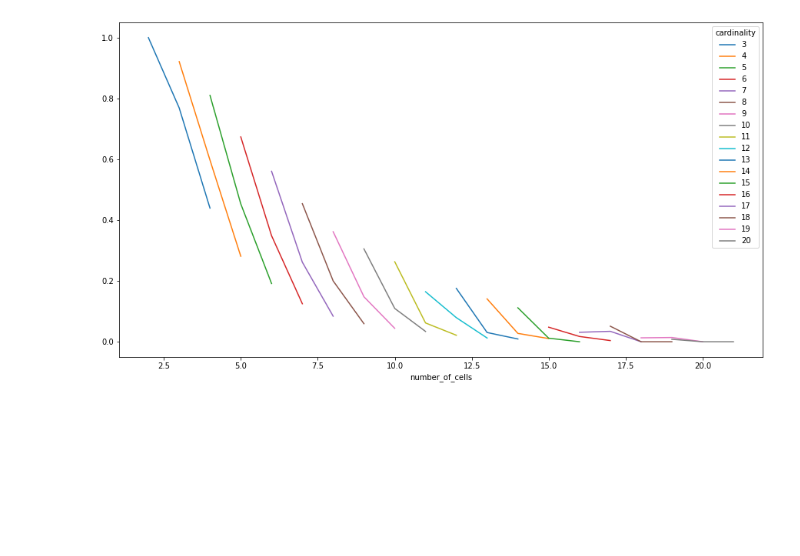
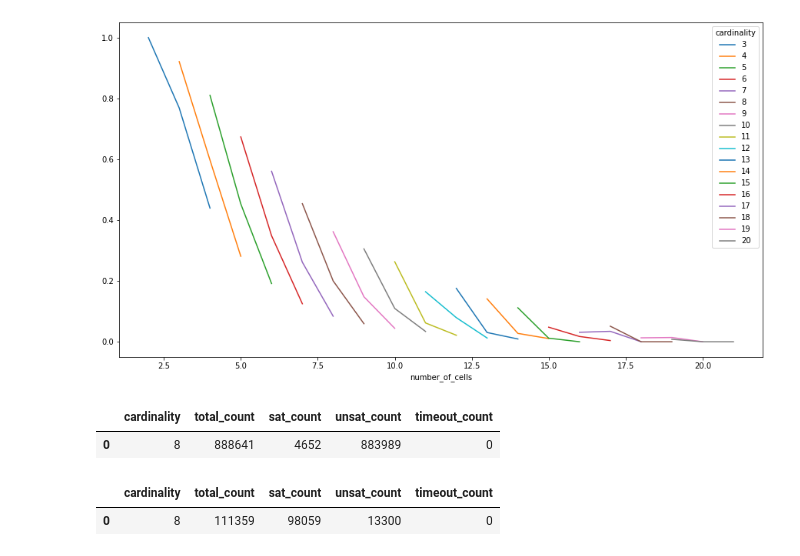
Before and after one commit to inpefess/neural-semigroups, a Jupyter notebook: examples/explore-mace-output.ipynb, the cells around one changed output. Cells and saved outputs as stored; diff of their text form; code cells hidden in the pictures; blank space fills up the shorter version.

Commit message:
add more columns

```diff
--- a/examples/explore-mace-output.ipynb
+++ b/examples/explore-mace-output.ipynb
@@ -1,7 +1,7 @@
 # %%
 import sqlite3
 
-con = sqlite3.connect("../scripts/test_output.db", isolation_level=None)
+con = sqlite3.connect("../scripts/8.db", isolation_level=None)
 con.execute("PRAGMA journal_mode=WAL;")
 cursor = con.cursor()
 # %%
@@ -39,3 +44,16 @@ print(err, total)
+# %%
+cursor.execute("SELECT rowid, output FROM mace_output")
+insert_cursor = con.cursor()
+for row in tqdm(range(row_count)):
+    data = cursor.fetchone()
+    output = data[1]
+    row_id = data[0]
+    exit_code = re.search(r"Process \d* exit \((.*)\).*", output).groups()[0]
+    insert_cursor.execute(
+        "UPDATE mace_output SET exit_code = ? WHERE rowid = ?",
+        (exit_code, row_id)
+    )
+insert_cursor.close()
 # %%
 cursor.execute("ALTER TABLE mace_output ADD COLUMN number_of_cells INTEGER")
 cursor.execute("ALTER TABLE mace_output ADD COLUMN cardinality INTEGER")
@@ -143,3 +159,53 @@ ax.scatter(
 # %% [output]
 <AxesSubplot:xlabel='number_of_cells'>
 [figure]
+# %%
+cursor.execute("""
+SELECT
+    cardinality,
+    COUNT(*),
+    SUM(CASE WHEN exit_code = 'max_models' THEN 1 ELSE 0 END),
+    SUM(CASE WHEN exit_code = 'exhausted' THEN 1 ELSE 0 END),
+    SUM(CASE WHEN exit_code = 'max_sec_no' THEN 1 ELSE 0 END)
+FROM mace_output
+WHERE cardinality <= number_of_cells
+GROUP BY cardinality
+""")
+pd.DataFrame(
+    cursor.fetchall(),
+    columns=[
+        "cardinality",
+        "total_count",
+        "sat_count",
+        "unsat_count",
+        "timeout_count"
+    ]
+)
+# %% [output]
+|  | cardinality | total_count | sat_count | unsat_count | timeout_count |
+| 0 | 8 | 888641 | 4652 | 883989 | 0 |
+# %%
+cursor.execute("""
+SELECT
+    cardinality,
+    COUNT(*),
+    SUM(CASE WHEN exit_code = 'max_models' THEN 1 ELSE 0 END),
+    SUM(CASE WHEN exit_code = 'exhausted' THEN 1 ELSE 0 END),
+    SUM(CASE WHEN exit_code = 'max_sec_no' THEN 1 ELSE 0 END)
+FROM mace_output
+WHERE cardinality > number_of_cells
+GROUP BY cardinality
+""")
+pd.DataFrame(
+    cursor.fetchall(),
+    columns=[
+        "cardinality",
+        "total_count",
+        "sat_count",
+        "unsat_count",
+        "timeout_count"
+    ]
+)
+# %% [output]
+|  | cardinality | total_count | sat_count | unsat_count | timeout_count |
+| 0 | 8 | 111359 | 98059 | 13300 | 0 |
```
Also changed, not shown: parts of 5 cells of this notebook.
